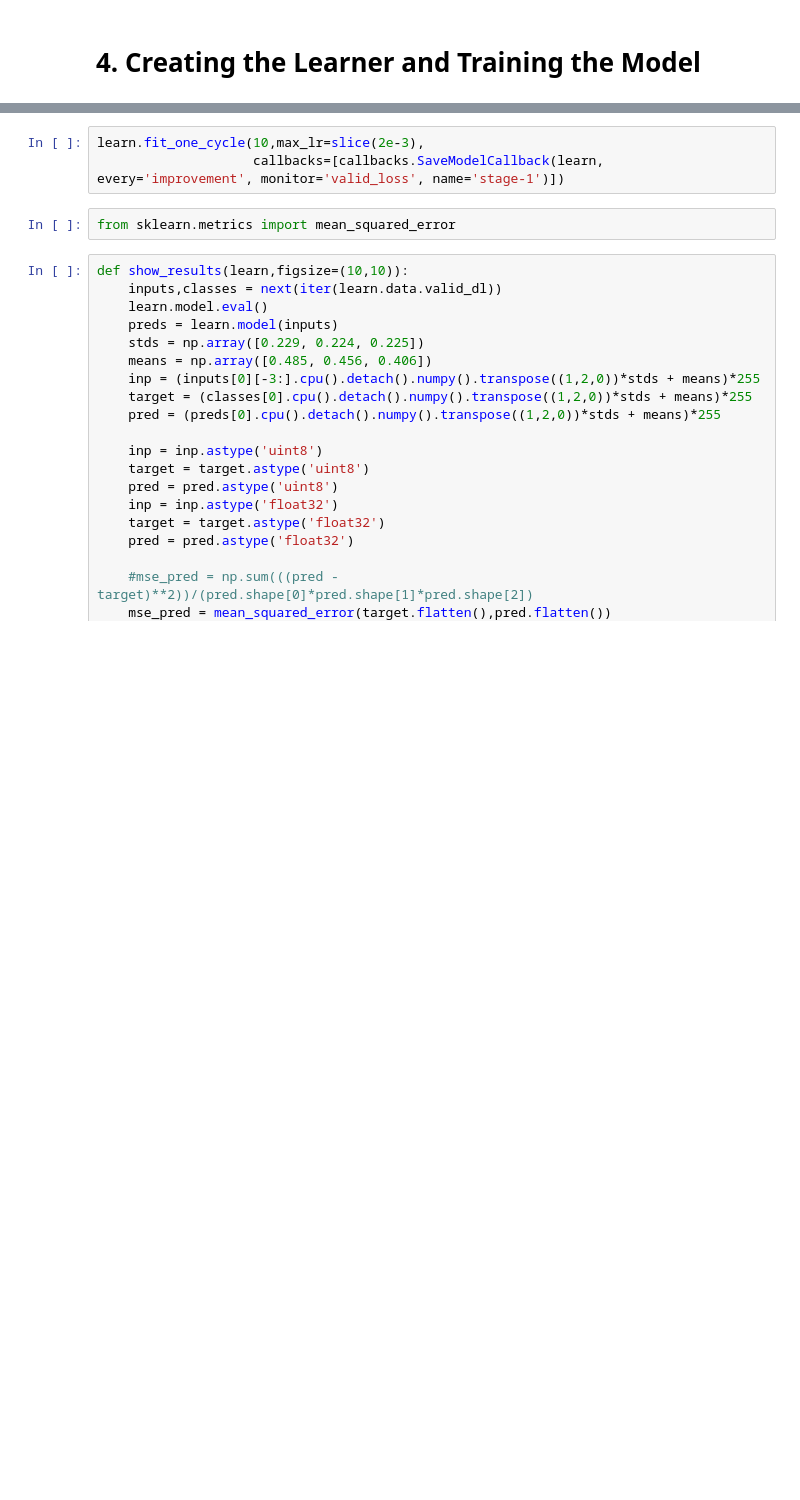
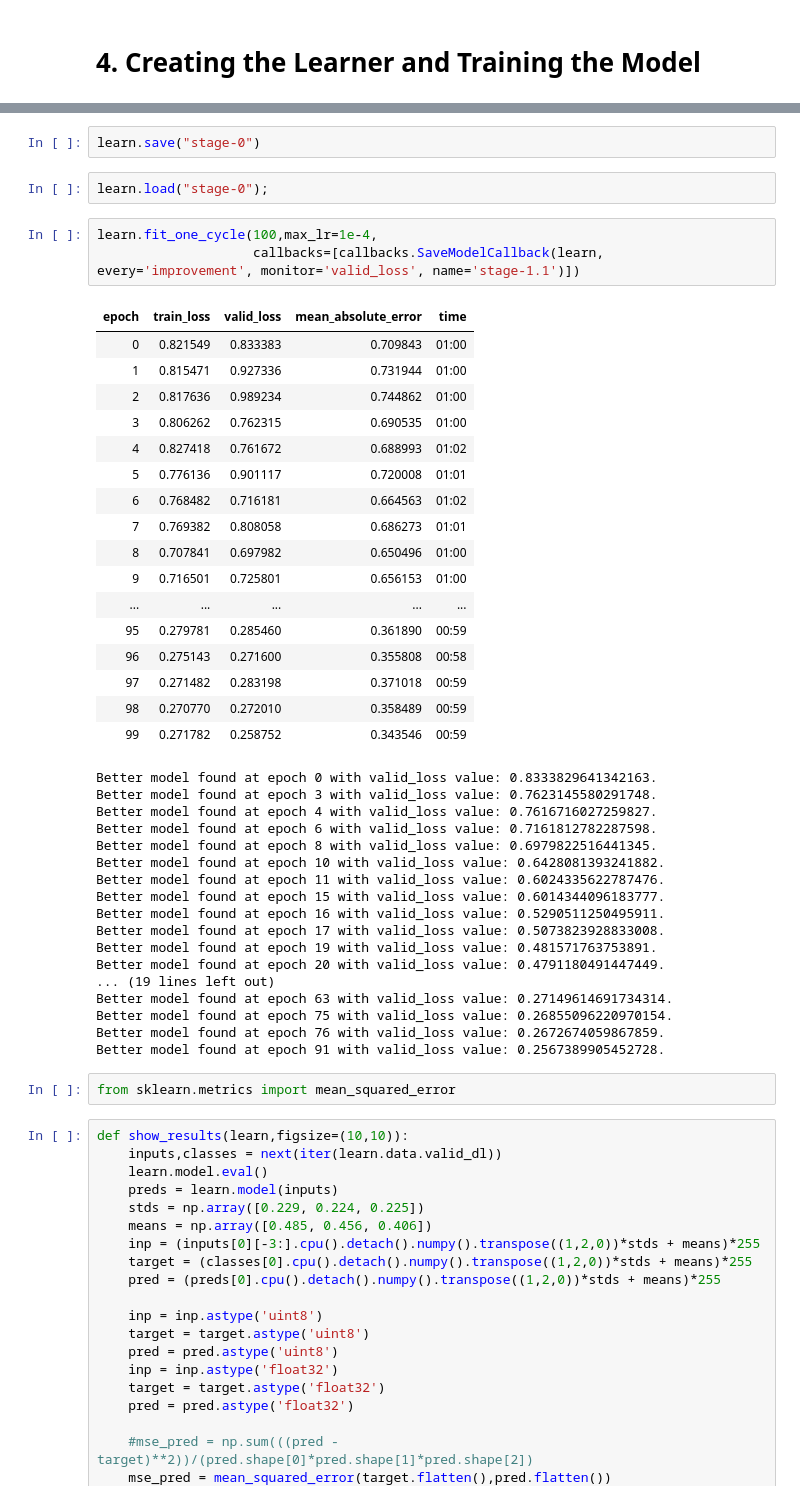
Before and after one commit to thiagodma/Pytorch_exs, a Jupyter notebook: NextFrame/next_frame.ipynb, the cells around one changed output, grey strips where cells are left out. Saved outputs shown, nothing was run; the diff lists cells and outputs as text; blank space fills up the shorter version.

```diff
--- a/NextFrame/next_frame.ipynb
+++ b/NextFrame/next_frame.ipynb
@@ -364,6 +367,45 @@ LR Finder is complete, type {learner_name}.recorder.plot() to see the graph.
+# %%
+learn.save("stage-0")
+# %%
+learn.load("stage-0");
 # %%
-learn.fit_one_cycle(10,max_lr=slice(2e-3),
-                    callbacks=[callbacks.SaveModelCallback(learn, every='improvement', monitor='valid_loss', name='stage-1')])
+learn.fit_one_cycle(100,max_lr=1e-4,
+                    callbacks=[callbacks.SaveModelCallback(learn, every='improvement', monitor='valid_loss', name='stage-1.1')])
+# %% [output]
+| epoch | train_loss | valid_loss | mean_absolute_error | time |
+| 0 | 0.821549 | 0.833383 | 0.709843 | 01:00 |
+| 1 | 0.815471 | 0.927336 | 0.731944 | 01:00 |
+| 2 | 0.817636 | 0.989234 | 0.744862 | 01:00 |
+| 3 | 0.806262 | 0.762315 | 0.690535 | 01:00 |
+| 4 | 0.827418 | 0.761672 | 0.688993 | 01:02 |
+| 5 | 0.776136 | 0.901117 | 0.720008 | 01:01 |
+| 6 | 0.768482 | 0.716181 | 0.664563 | 01:02 |
+| 7 | 0.769382 | 0.808058 | 0.686273 | 01:01 |
+| 8 | 0.707841 | 0.697982 | 0.650496 | 01:00 |
+| 9 | 0.716501 | 0.725801 | 0.656153 | 01:00 |
+| ... | ... | ... | ... | ... |
+| 95 | 0.279781 | 0.285460 | 0.361890 | 00:59 |
+| 96 | 0.275143 | 0.271600 | 0.355808 | 00:58 |
+| 97 | 0.271482 | 0.283198 | 0.371018 | 00:59 |
+| 98 | 0.270770 | 0.272010 | 0.358489 | 00:59 |
+| 99 | 0.271782 | 0.258752 | 0.343546 | 00:59 |
+Better model found at epoch 0 with valid_loss value: 0.8333829641342163.
+Better model found at epoch 3 with valid_loss value: 0.7623145580291748.
+Better model found at epoch 4 with valid_loss value: 0.7616716027259827.
+Better model found at epoch 6 with valid_loss value: 0.7161812782287598.
+Better model found at epoch 8 with valid_loss value: 0.6979822516441345.
+Better model found at epoch 10 with valid_loss value: 0.6428081393241882.
+Better model found at epoch 11 with valid_loss value: 0.6024335622787476.
+Better model found at epoch 15 with valid_loss value: 0.6014344096183777.
+Better model found at epoch 16 with valid_loss value: 0.5290511250495911.
+Better model found at epoch 17 with valid_loss value: 0.5073823928833008.
+Better model found at epoch 19 with valid_loss value: 0.481571763753891.
+Better model found at epoch 20 with valid_loss value: 0.4791180491447449.
+... (19 lines left out)
+Better model found at epoch 63 with valid_loss value: 0.27149614691734314.
+Better model found at epoch 75 with valid_loss value: 0.26855096220970154.
+Better model found at epoch 76 with valid_loss value: 0.2672674059867859.
+Better model found at epoch 91 with valid_loss value: 0.2567389905452728.
 # %%
 from sklearn.metrics import mean_squared_error
 # %%
```
Also changed, not shown: parts of 37 cells of this notebook.
